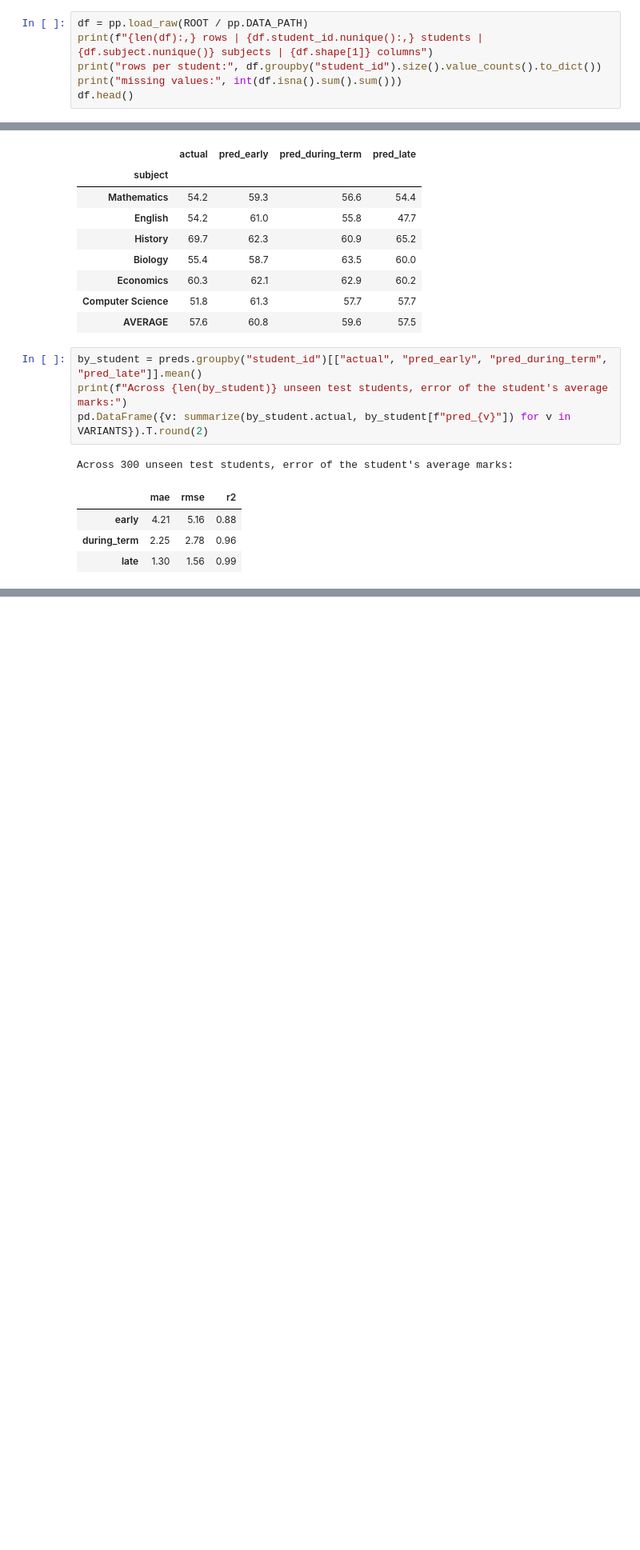
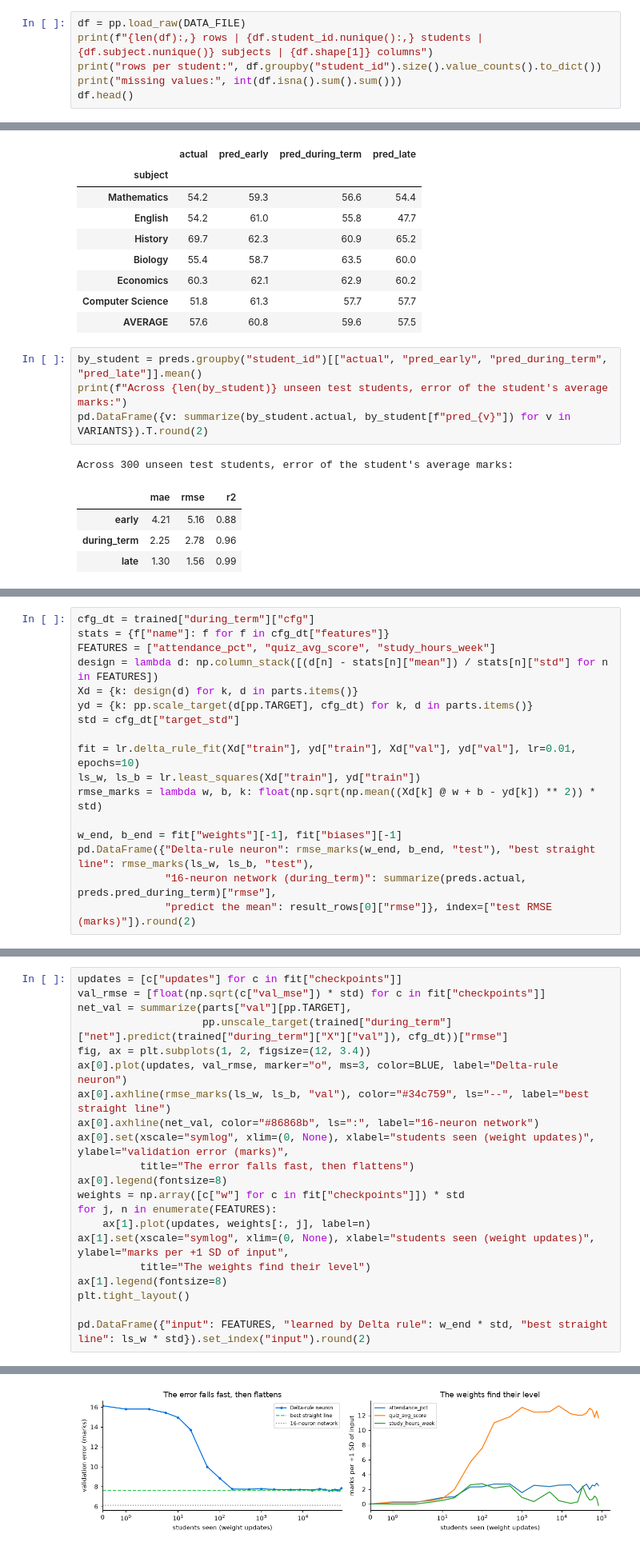
Before and after one commit to devranvijay/EduPredict-AI, a Jupyter notebook: notebooks/edupredict_walkthrough.ipynb, the cells around one changed output, grey strips where cells are left out. Shown at 80% size. Saved outputs shown, nothing was run; the diff lists cells and outputs as text; blank space fills up the shorter version.

```diff
--- a/notebooks/edupredict_walkthrough.ipynb
+++ b/notebooks/edupredict_walkthrough.ipynb
@@ -42,5 +77,5 @@ One row is one **student-subject** pair. Each student takes 6 of the 8 subjects.
 # %%
-df = pp.load_raw(ROOT / pp.DATA_PATH)
+df = pp.load_raw(DATA_FILE)
 print(f"{len(df):,} rows | {df.student_id.nunique():,} students | {df.subject.nunique()} subjects | {df.shape[1]} columns")
 print("rows per student:", df.groupby("student_id").size().value_counts().to_dict())
 print("missing values:", int(df.isna().sum().sum()))
@@ -269,0 +417,17 @@ To reproduce everything: `python -m src.synthetic_data`, then `python train.py`.
+# %%
+cfg_dt = trained["during_term"]["cfg"]
+stats = {f["name"]: f for f in cfg_dt["features"]}
+FEATURES = ["attendance_pct", "quiz_avg_score", "study_hours_week"]
+design = lambda d: np.column_stack([(d[n] - stats[n]["mean"]) / stats[n]["std"] for n in FEATURES])
+Xd = {k: design(d) for k, d in parts.items()}
+yd = {k: pp.scale_target(d[pp.TARGET], cfg_dt) for k, d in parts.items()}
+std = cfg_dt["target_std"]
+
+fit = lr.delta_rule_fit(Xd["train"], yd["train"], Xd["val"], yd["val"], lr=0.01, epochs=10)
+ls_w, ls_b = lr.least_squares(Xd["train"], yd["train"])
+rmse_marks = lambda w, b, k: float(np.sqrt(np.mean((Xd[k] @ w + b - yd[k]) ** 2)) * std)
+
+w_end, b_end = fit["weights"][-1], fit["biases"][-1]
+pd.DataFrame({"Delta-rule neuron": rmse_marks(w_end, b_end, "test"), "best straight line": rmse_marks(ls_w, ls_b, "test"),
+              "16-neuron network (during_term)": summarize(preds.actual, preds.pred_during_term)["rmse"],
+              "predict the mean": result_rows[0]["rmse"]}, index=["test RMSE (marks)"]).round(2)
@@ -269,0 +437,22 @@ To reproduce everything: `python -m src.synthetic_data`, then `python train.py`.
+# %%
+updates = [c["updates"] for c in fit["checkpoints"]]
+val_rmse = [float(np.sqrt(c["val_mse"]) * std) for c in fit["checkpoints"]]
+net_val = summarize(parts["val"][pp.TARGET],
+                    pp.unscale_target(trained["during_term"]["net"].predict(trained["during_term"]["X"]["val"]), cfg_dt))["rmse"]
+fig, ax = plt.subplots(1, 2, figsize=(12, 3.4))
+ax[0].plot(updates, val_rmse, marker="o", ms=3, color=BLUE, label="Delta-rule neuron")
+ax[0].axhline(rmse_marks(ls_w, ls_b, "val"), color="#34c759", ls="--", label="best straight line")
+ax[0].axhline(net_val, color="#86868b", ls=":", label="16-neuron network")
+ax[0].set(xscale="symlog", xlim=(0, None), xlabel="students seen (weight updates)", ylabel="validation error (marks)",
+          title="The error falls fast, then flattens")
+ax[0].legend(fontsize=8)
+weights = np.array([c["w"] for c in fit["checkpoints"]]) * std
+for j, n in enumerate(FEATURES):
+    ax[1].plot(updates, weights[:, j], label=n)
+ax[1].set(xscale="symlog", xlim=(0, None), xlabel="students seen (weight updates)", ylabel="marks per +1 SD of input",
+          title="The weights find their level")
+ax[1].legend(fontsize=8)
+plt.tight_layout()
+
+pd.DataFrame({"input": FEATURES, "learned by Delta rule": w_end * std, "best straight line": ls_w * std}).set_index("input").round(2)
+# %% [output]
@@ -269,0 +464 @@ To reproduce everything: `python -m src.synthetic_data`, then `python train.py`.
+[figure, added]
```
Also changed, not shown: parts of 44 cells of this notebook, 15 other files.
